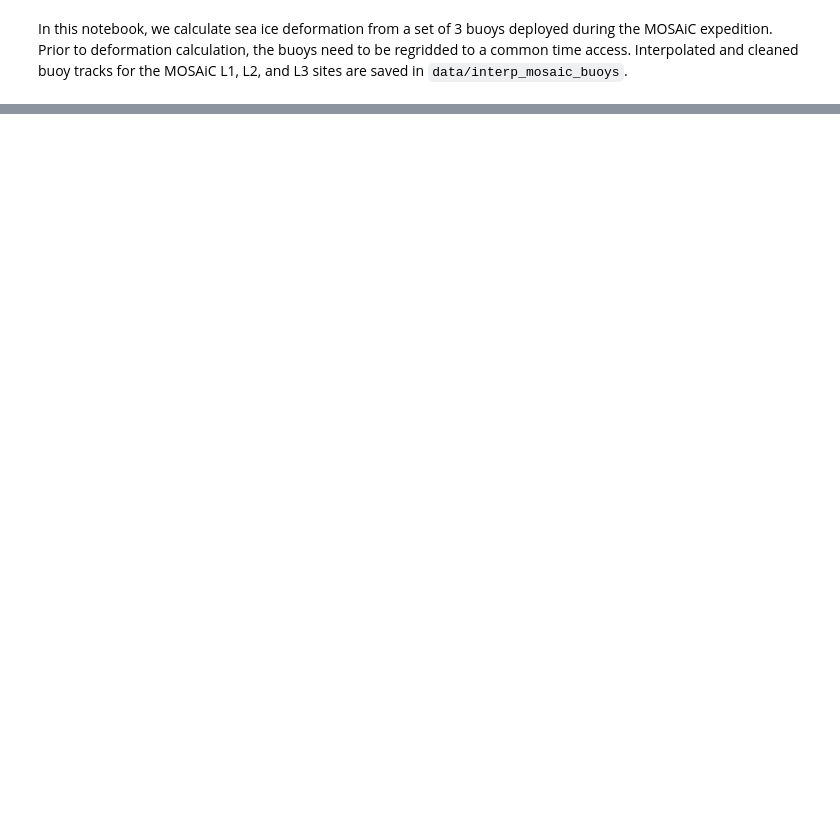
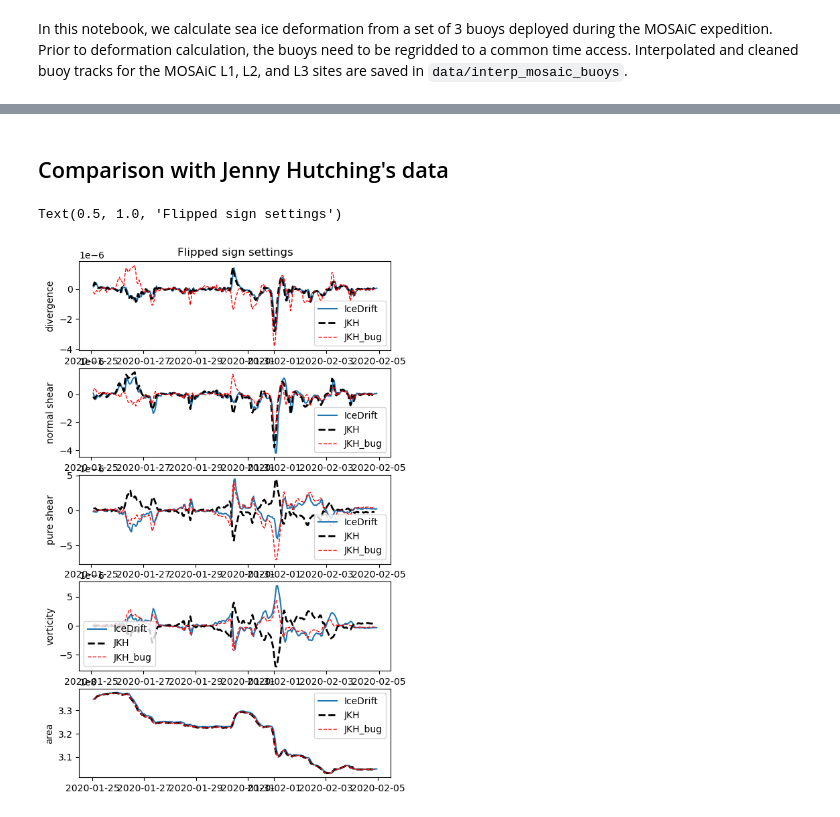
Before and after one commit to danielmwatkins/icedrift, a Jupyter notebook: notebooks/Calculating deformation.ipynb, the cells around one changed output, grey strips where cells are left out. Drawn from its saved outputs; the diff is of its cells as text; code cells hidden in the pictures; blank space fills up the shorter version.

```diff
--- a/notebooks/Calculating deformation.ipynb
+++ b/notebooks/Calculating deformation.ipynb
@@ -43,2 +47,35 @@ plt.xticks(rotation=45, ha='right');
 # %%
 strain_rates.to_csv('../data/test_Lsite_strainrates.csv')
+# %% [markdown]
+## Comparison with Jenny Hutching's data
+# %%
+df_jkh = pd.read_csv('../Ltriangle_standard.csv', index_col=0, parse_dates=True)
+df_jkh_old = pd.read_csv('../Ltriangle_oldBug.csv', index_col=0, parse_dates=True)
+df_jkh.columns = [x.strip() for x in df_jkh.columns]
+df_jkh_old.columns = [x.strip() for x in df_jkh.columns]
+
+df_jkh['dvdy'] = df_jkh['normal shear'] - df_jkh['dudx']
+df_jkh_old['dvdy'] = df_jkh_old['normal shear'] - df_jkh_old['dudx']
+# %%
+
+df_jkh['dvdx'] = 0.5*(df_jkh['vorticity'] + df_jkh['pure shear'])
+df_jkh['dvdy'] = 0.5*(df_jkh['divergence'] - df_jkh['normal shear'])
+df_jkh['dudx'] = 0.5*(df_jkh['divergence'] + df_jkh['normal shear'])
+df_jkh['dudy'] = 0.5*(df_jkh['pure shear'] - df_jkh['vorticity'])
+
+df_jkh_old['dvdx'] = 0.5*(df_jkh_old['vorticity'] + df_jkh_old['pure shear'])
+df_jkh_old['dvdy'] = 0.5*(df_jkh_old['divergence'] - df_jkh_old['normal shear'])
+df_jkh_old['dudx'] = 0.5*(df_jkh_old['divergence'] + df_jkh_old['normal shear'])
+df_jkh_old['dudy'] = 0.5*(df_jkh_old['pure shear'] - df_jkh_old['vorticity'])
+# %%
+fig, axs = plt.subplots(figsize=(6, 10), nrows=5)
+for ax, variable in zip(axs, ['divergence', 'normal shear', 'pure shear', 'vorticity', 'area']):
+    ax.plot(strain_rates[variable.replace(' ', '_')], color='tab:blue', label='IceDrift')
+    ax.plot(df_jkh[variable], color='k',  ls='--', label='JKH', lw=2)
+    ax.plot(df_jkh_old[variable], color='r',  ls='--', label='JKH_bug', lw=1)
+    ax.set_ylabel(variable)
+    ax.legend()
+axs[0].set_title('Flipped sign settings')
+# %% [output]
+Text(0.5, 1.0, 'Flipped sign settings')
+[figure, added]
```
Also changed, not shown: parts of 19 cells of this notebook, 3 other files.
